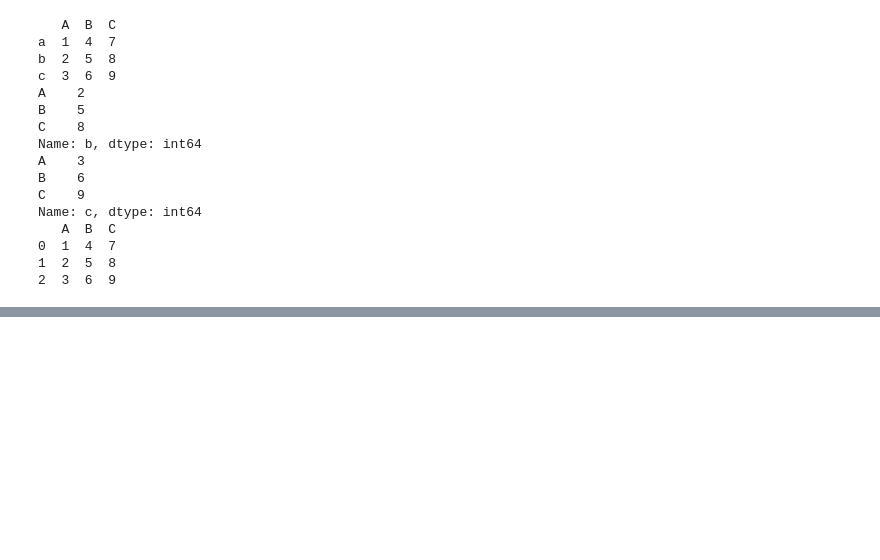
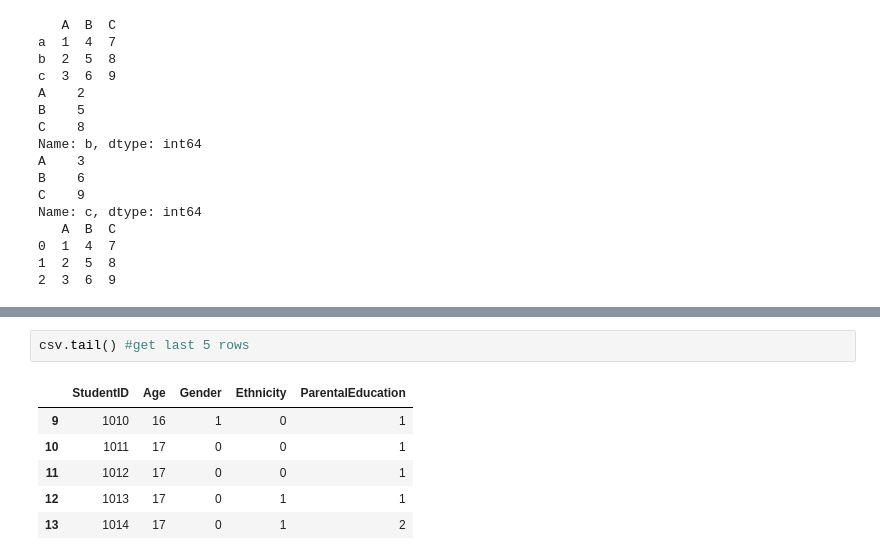
Before and after one commit to vinodsarwade/Pandas, a Jupyter notebook: Pandas.ipynb, the cells around one changed output, grey strips where cells are left out. Drawn from its saved outputs; the diff is of its cells as text; blank space fills up the shorter version.

```diff
--- a/Pandas.ipynb
+++ b/Pandas.ipynb
@@ -439,0 +554,9 @@ Name: c, dtype: int64
+# %%
+csv.tail() #get last 5 rows
+# %% [output]
+|  | StudentID | Age | Gender | Ethnicity | ParentalEducation |
+| 9 | 1010 | 16 | 1 | 0 | 1 |
+| 10 | 1011 | 17 | 0 | 0 | 1 |
+| 11 | 1012 | 17 | 0 | 0 | 1 |
+| 12 | 1013 | 17 | 0 | 1 | 1 |
+| 13 | 1014 | 17 | 0 | 1 | 2 |
```
Also changed, not shown: parts of 20 cells of this notebook, 3 other files.
